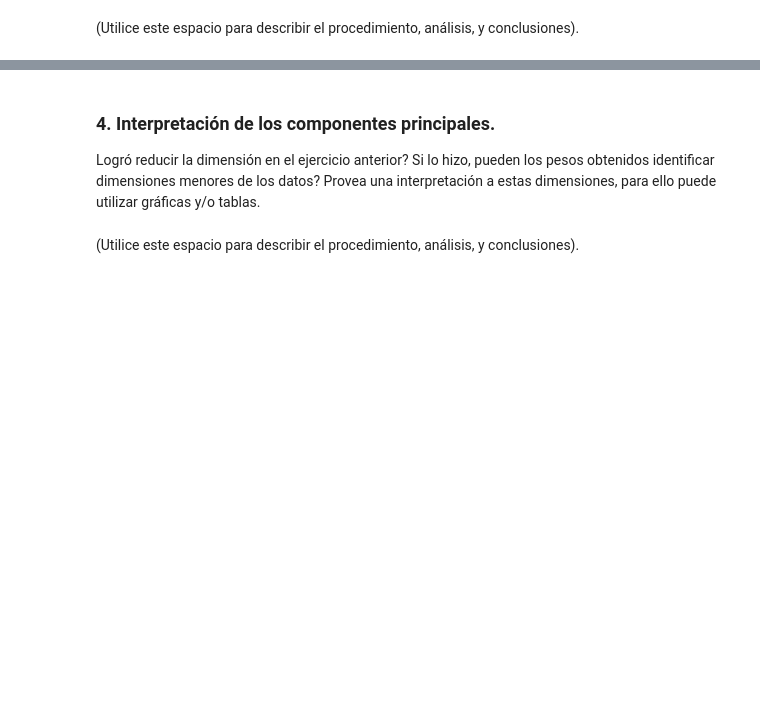
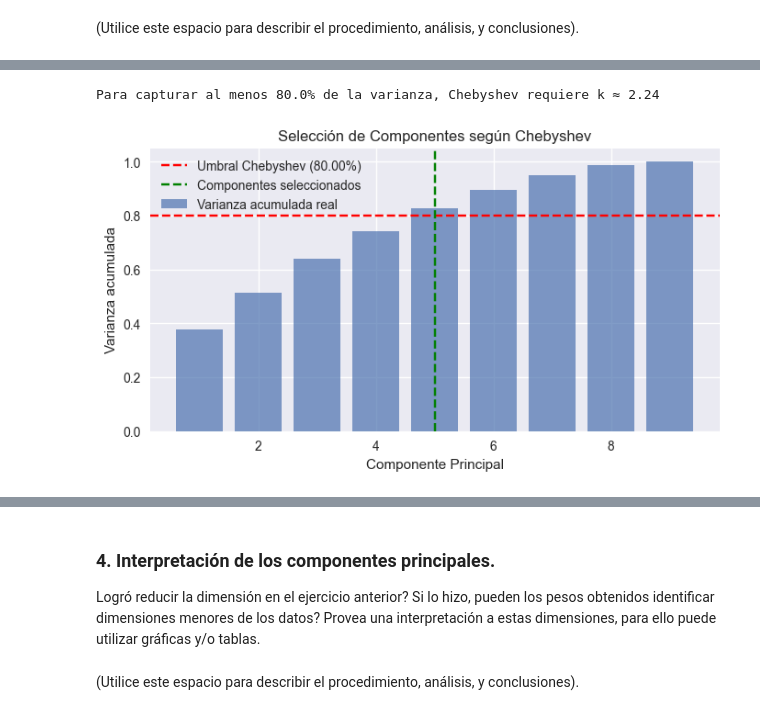
Before and after one commit to DanielEMontero/MIAD_ANS_202514, a Jupyter notebook: Semana 1/S1_LC_Taller_PCA.ipynb, the cells around one changed output, grey strips where cells are left out. Cells and saved outputs as stored; diff of their text form; code cells hidden in the pictures; blank space fills up the shorter version.

```diff
--- a/Semana 1/S1_LC_Taller_PCA.ipynb
+++ b/Semana 1/S1_LC_Taller_PCA.ipynb
@@ -436,0 +449,25 @@ Número de componentes principales seleccionados: 5
+# %%
+# -------- 2. Justificación con Desigualdad de Chebyshev --------
+# Chebyshev asegura que al menos (1 - 1/k^2) de los datos estarán a <= k desviaciones estándar de la media
+# Interpretación para PCA: si tomamos suficientes componentes para cubrir >= 1 - 1/k^2 de la varianza,
+# capturamos la "mayoría" de la información sin asumir normalidad.
+
+k = np.sqrt(1 / (1 - thresholds[0]))  # 80% de varianza -> resolver para k
+print(f"Para capturar al menos {thresholds[0]*100}% de la varianza, Chebyshev requiere k ≈ {k:.2f}")
+
+# Visualización de la cobertura de Chebyshev
+chebyshev_threshold = 1 - 1/(k**2)
+plt.figure(figsize=(8, 4))
+plt.bar(components, cumulative_variance_ratio, alpha=0.7, label='Varianza acumulada real')
+plt.axhline(y=chebyshev_threshold, color='red', linestyle='--',
+            label=f'Umbral Chebyshev ({chebyshev_threshold:.2%})')
+plt.axvline(x=5, color='green', linestyle='--', label='Componentes seleccionados')
+plt.ylim(0, 1.05)
+plt.xlabel('Componente Principal')
+plt.ylabel('Varianza acumulada')
+plt.title('Selección de Componentes según Chebyshev')
+plt.legend()
+plt.grid(True)
+# %% [output]
+Para capturar al menos 80.0% de la varianza, Chebyshev requiere k ≈ 2.24
+[figure, added]
```
Also changed, not shown: parts of 8 cells of this notebook.
